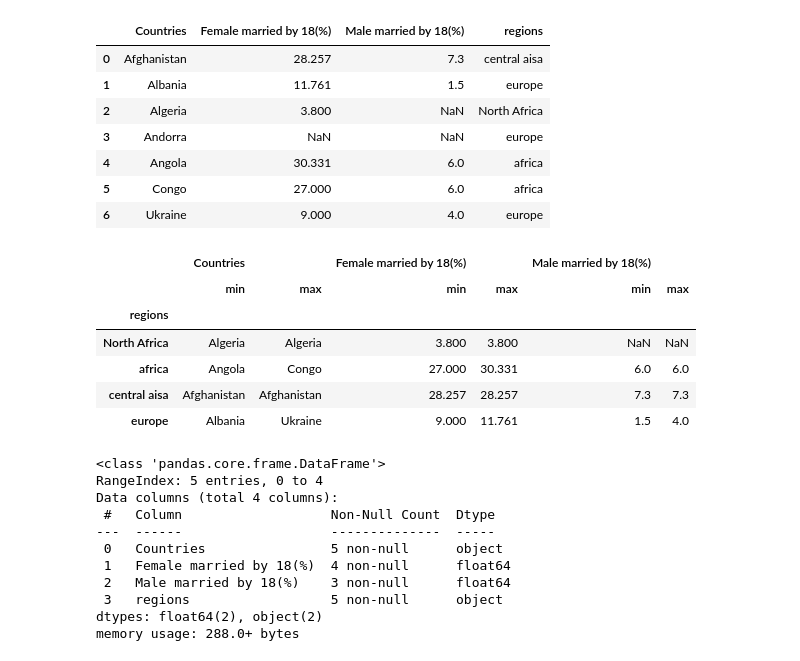
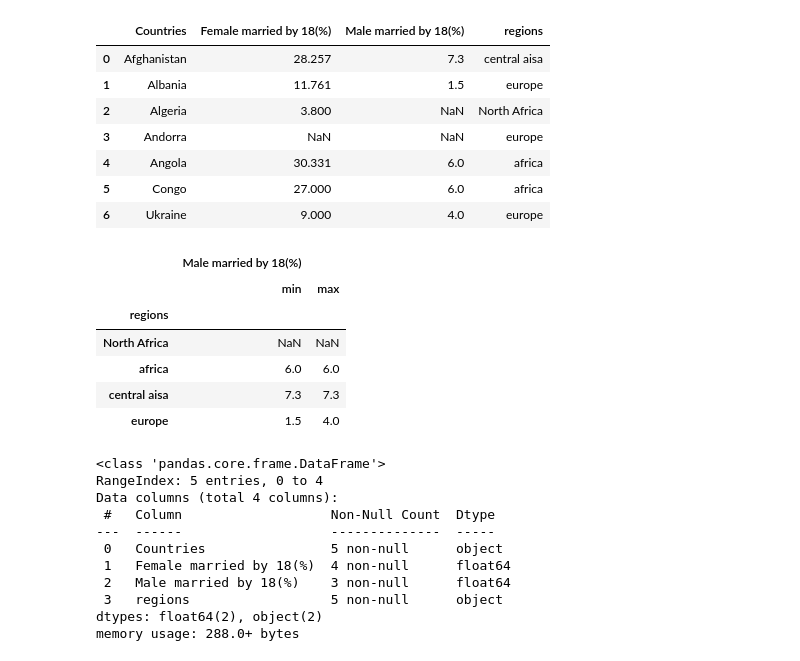
Before and after one commit to shimjide123/datman, a Jupyter notebook: PS2_Yu_Nong.ipynb, the cells around one changed output. Drawn from its saved outputs; the diff is of its cells as text; code cells hidden in the pictures.

```diff
--- a/PS2_Yu_Nong.ipynb
+++ b/PS2_Yu_Nong.ipynb
@@ -106,16 +106,16 @@ Marriage2.head(7)
 | 4 | Angola | 30.331 | 6.0 | africa |
 | 5 | Congo | 27.000 | 6.0 | africa |
 | 6 | Ukraine | 9.000 | 4.0 | europe |
-# %%
-Marriage2.groupby('regions').agg(['min', 'max']) #in this dataframe are 3 countries in europe, among them Ukraine has the highest marriage rates of adolescent.
-# %% [output]
-|  | Countries |  | Female married by 18(%) |  | Male married by 18(%) |  |
-|  | min | max | min | max | min | max |
-| regions |  |  |  |  |  |  |
-| North Africa | Algeria | Algeria | 3.800 | 3.800 | NaN | NaN |
-| africa | Angola | Congo | 27.000 | 30.331 | 6.0 | 6.0 |
-| central aisa | Afghanistan | Afghanistan | 28.257 | 28.257 | 7.3 | 7.3 |
-| europe | Albania | Ukraine | 9.000 | 11.761 | 1.5 | 4.0 |
+# %%
+Marriage2.groupby('regions').agg({'Male married by 18(%)':['min','max']}) #
+# %% [output]
+|  | Male married by 18(%) |  |
+|  | min | max |
+| regions |  |  |
+| North Africa | NaN | NaN |
+| africa | 6.0 | 6.0 |
+| central aisa | 7.3 | 7.3 |
+| europe | 1.5 | 4.0 |
 # %%
 Marriage2.info()
 # %% [output]
```
